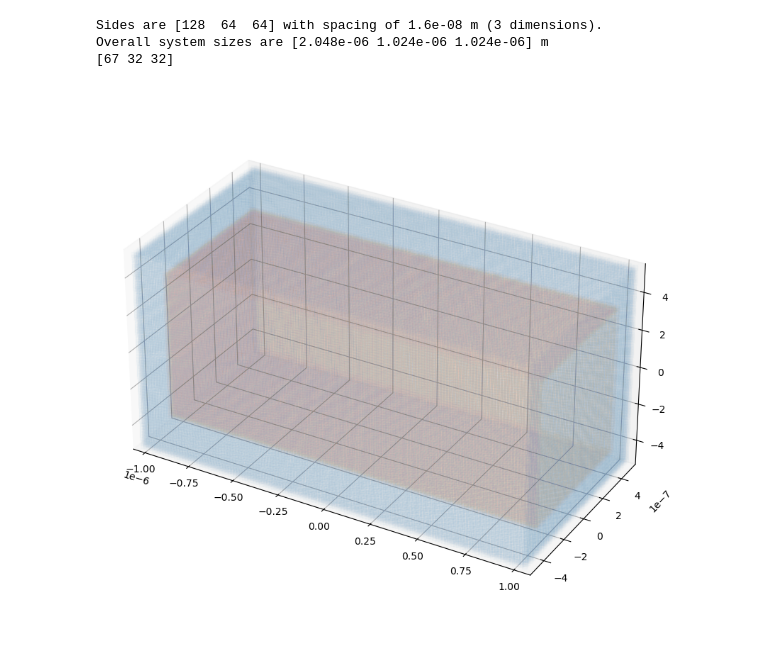
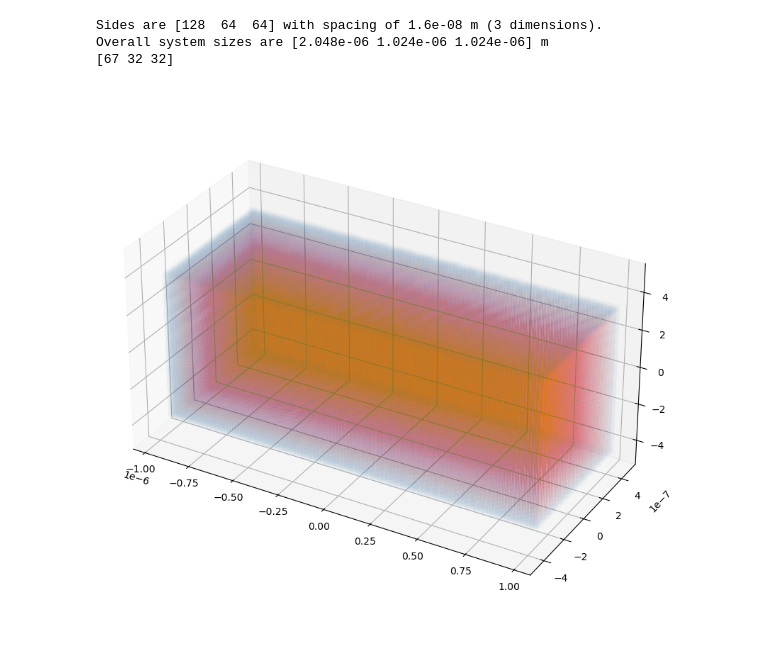
Before and after one commit to darrenjhsu/redicell_framework, a Jupyter notebook: Interactive_design_tool.ipynb, the cells around one changed output. Drawn from its saved outputs; the diff is of its cells as text; code cells hidden in the pictures.

Commit message:
Space assignment now works

```diff
--- a/Interactive_design_tool.ipynb
+++ b/Interactive_design_tool.ipynb
@@ -279,11 +336,11 @@ Overall system sizes are [8.8e-07 2.4e-06] m
 # %%
 a = DesignTool()
 a.get_blanket_space([128, 64, 64], spacing=16e-9)
-a.add_box(x=2e-6, y=0.8e-6, z=0.8e-6, barrier_type=3, offsetx=0.48e-7, offsety=-0e-7)
+a.add_box(x=2e-6, y=0.8e-6, z=0.8e-6, barrier_type=3, space_type=3, offsetx=0.48e-7, offsety=-0e-7)
 a.set_border_wall()
-a.draw3D(exclude_type=None)
+a.draw3D(exclude_barrier_type=[0], exclude_space_type=[0])
 # %% [output]
 Sides are [128  64  64] with spacing of 1.6e-08 m (3 dimensions).
 Overall system sizes are [2.048e-06 1.024e-06 1.024e-06] m
 [67 32 32]
-[figure, old version]
+[figure, new version]
```
Also changed, not shown: parts of 10 cells of this notebook, 1 other file.
